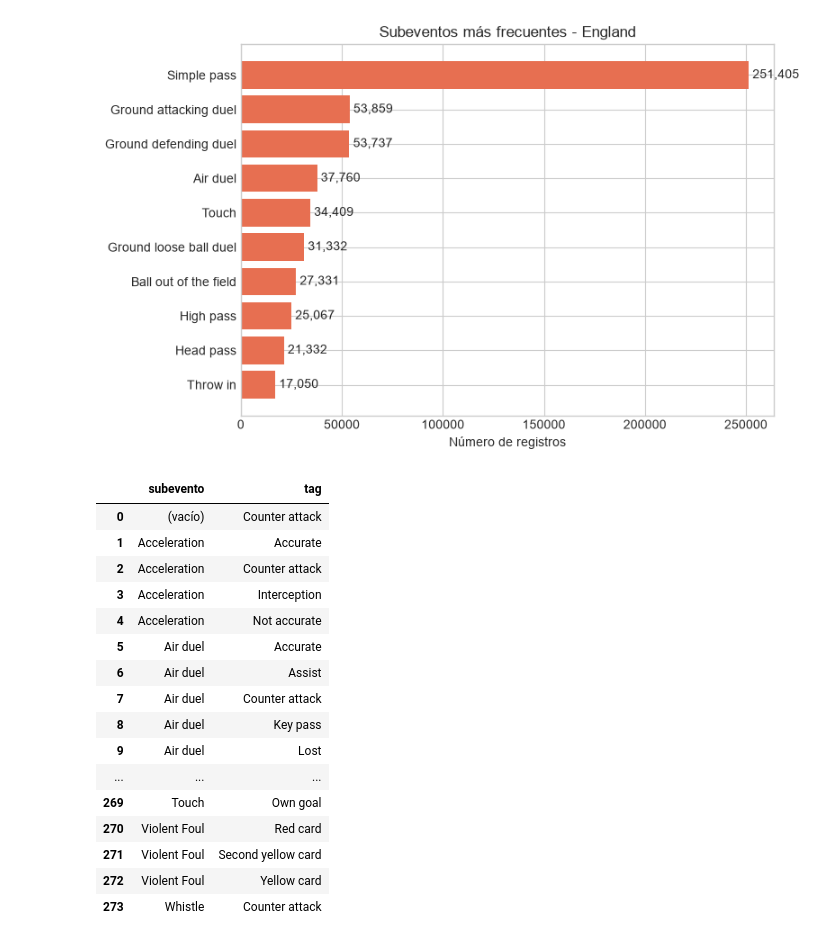
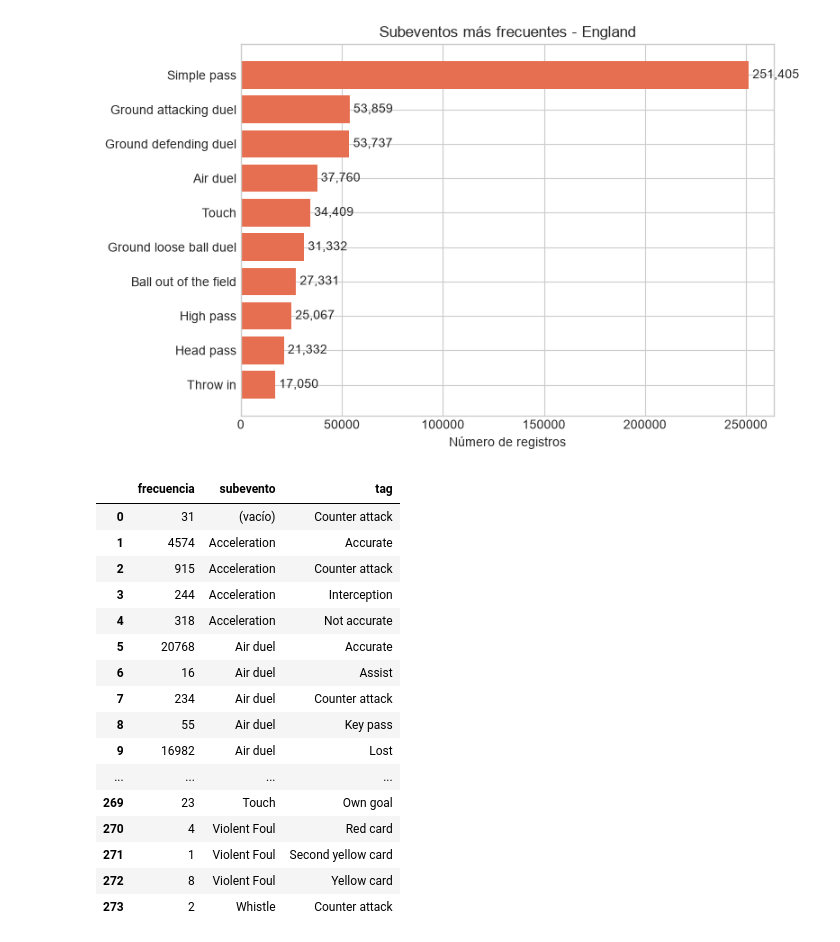
Before and after one commit to MarcosTardy/Sports_analytics_project_2, a Jupyter notebook: analisis_wyscout_england.ipynb, the cells around one changed output. Cells and saved outputs as stored; diff of their text form; code cells hidden in the pictures.

```diff
--- a/analisis_wyscout_england.ipynb
+++ b/analisis_wyscout_england.ipynb
@@ -240,42 +240,47 @@ plt.show()
 [figure]
 # %%
 import json
+from collections import Counter
 import pandas as pd
 
 with ARCHIVO_EVENTOS.open(encoding="utf-8") as f:
     eventos = json.load(f)
 
 tags2name = pd.read_csv(CARPETA_BASE / "data" / "tags2name.csv", sep=";").set_index("Tag")["Description"]
 
 tags_por_subevento = {}
+frecuencias = Counter()
 for e in eventos:
-    tags_por_subevento.setdefault(e["subEventName"] or "(vacío)", set()).update(t["id"] for t in e["tags"])
+    subevento = e["subEventName"] or "(vacío)"
+    tags = {t["id"] for t in e["tags"]}
+    tags_por_subevento.setdefault(subevento, set()).update(tags)
+    frecuencias.update((subevento, tag) for tag in tags)
 
 df_subeventos_tags = pd.DataFrame(
     [
-        {"subevento": subevento, "tag": tags2name.get(tag, "?")}
+        {"frecuencia": frecuencias[(subevento, tag)], "subevento": subevento, "tag": tags2name.get(tag, "?")}
         for subevento, tags in sorted(tags_por_subevento.items())
         for tag in sorted(tags)
     ]
 ).sort_values(["subevento", "tag"]).reset_index(drop=True)
 
 with pd.option_context("display.max_rows", None):
     display(df_subeventos_tags)
 # %% [output]
-|  | subevento | tag |
-| 0 | (vacío) | Counter attack |
-| 1 | Acceleration | Accurate |
-| 2 | Acceleration | Counter attack |
-| 3 | Acceleration | Interception |
-| 4 | Acceleration | Not accurate |
-| 5 | Air duel | Accurate |
-| 6 | Air duel | Assist |
-| 7 | Air duel | Counter attack |
-| 8 | Air duel | Key pass |
-| 9 | Air duel | Lost |
-| ... | ... | ... |
-| 269 | Touch | Own goal |
-| 270 | Violent Foul | Red card |
-| 271 | Violent Foul | Second yellow card |
-| 272 | Violent Foul | Yellow card |
-| 273 | Whistle | Counter attack |
+|  | frecuencia | subevento | tag |
+| 0 | 31 | (vacío) | Counter attack |
+| 1 | 4574 | Acceleration | Accurate |
+| 2 | 915 | Acceleration | Counter attack |
+| 3 | 244 | Acceleration | Interception |
+| 4 | 318 | Acceleration | Not accurate |
+| 5 | 20768 | Air duel | Accurate |
+| 6 | 16 | Air duel | Assist |
+| 7 | 234 | Air duel | Counter attack |
+| 8 | 55 | Air duel | Key pass |
+| 9 | 16982 | Air duel | Lost |
+| ... | ... | ... | ... |
+| 269 | 23 | Touch | Own goal |
+| 270 | 4 | Violent Foul | Red card |
+| 271 | 1 | Violent Foul | Second yellow card |
+| 272 | 8 | Violent Foul | Yellow card |
+| 273 | 2 | Whistle | Counter attack |
```
Also changed, not shown: parts of 11 cells of this notebook.
